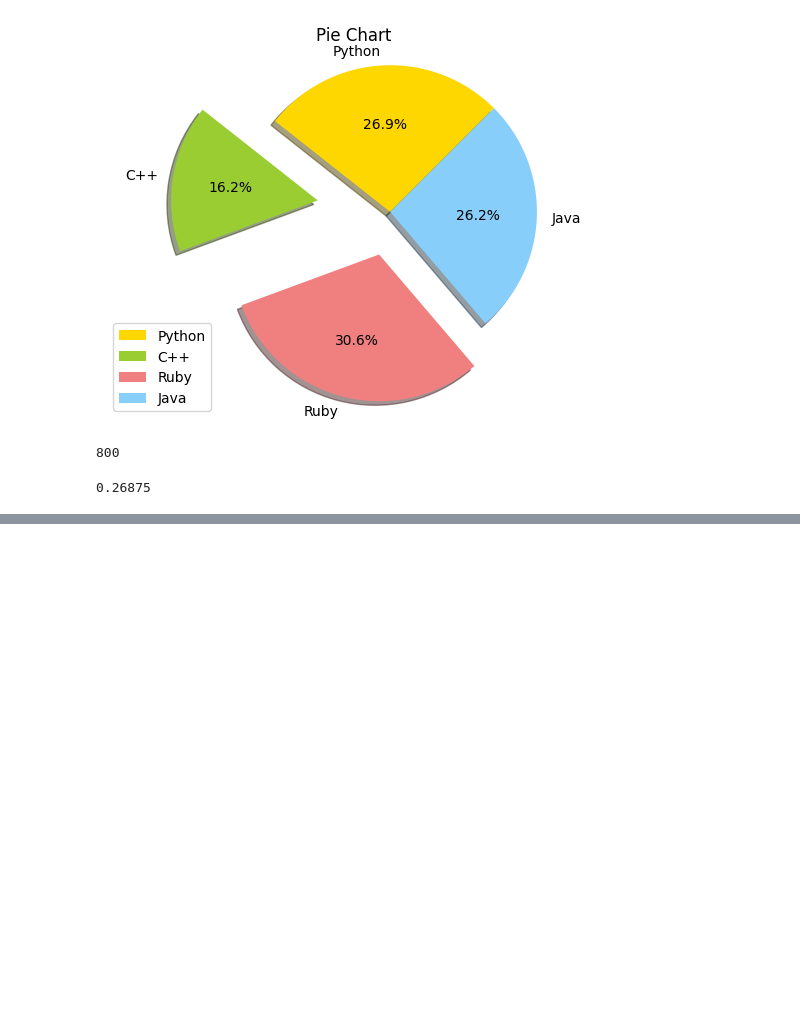
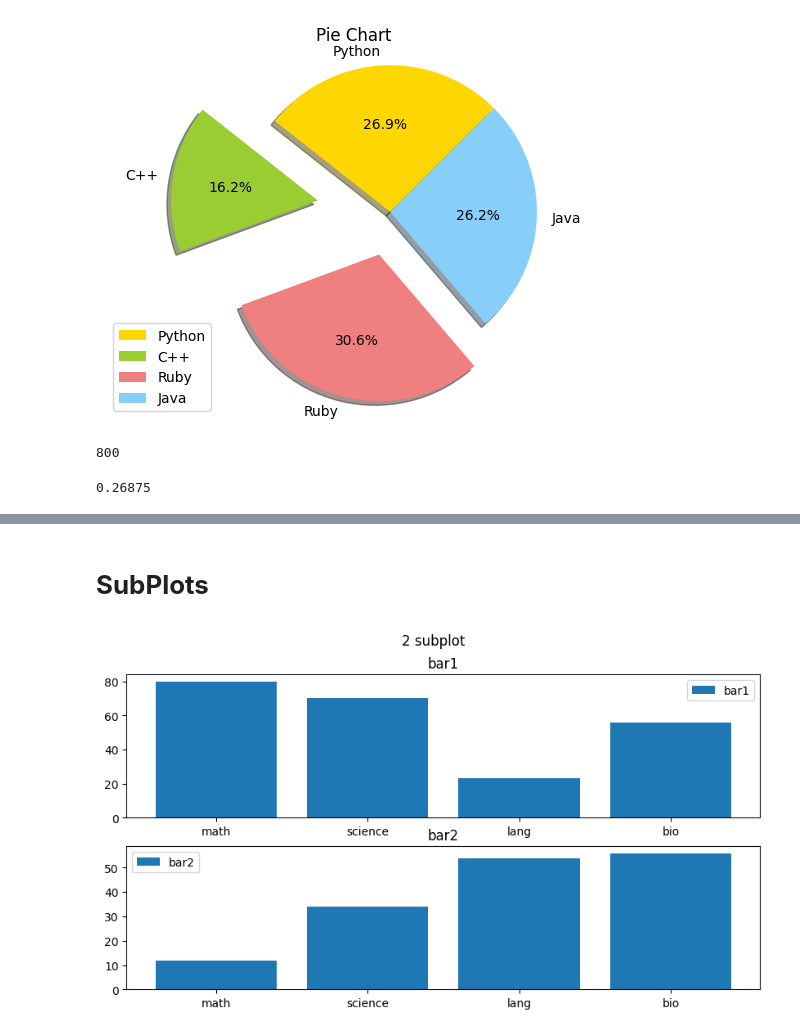
Before and after one commit to rjrizani/dataVisualization, a Jupyter notebook: draw_plot_using_matplotlib.ipynb, the cells around one changed output, grey strips where cells are left out. Drawn from its saved outputs; the diff is of its cells as text; code cells hidden in the pictures; blank space fills up the shorter version.

```diff
--- a/draw_plot_using_matplotlib.ipynb
+++ b/draw_plot_using_matplotlib.ipynb
@@ -146,0 +239,23 @@ print(sum)
+# %% [markdown]
+# **SubPlots**
+# %%
+plt.figure(figsize=(10,5))
+plt.suptitle("2 subplot")
+
+sub = ['math','science','lang','bio']
+m1 =[80,70,23,56]
+m2 = [12,34,54,56]
+
+plt.subplot(2,1,1)
+plt.bar(sub,m1, label='bar1')
+plt.title('bar1')
+plt.legend()
+
+plt.subplot(2,1,2)
+plt.bar(sub,m2, label='bar2')
+plt.title('bar2')
+plt.legend()
+
+plt.show()
+# %% [output]
+[figure, added]
```
Also changed, not shown: parts of 12 cells of this notebook.
